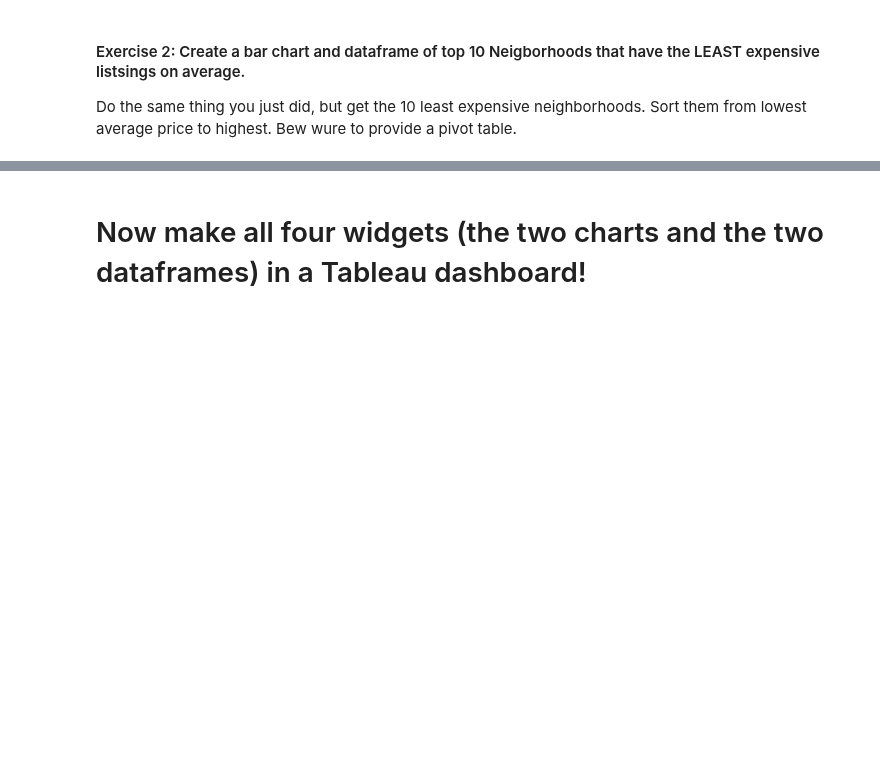
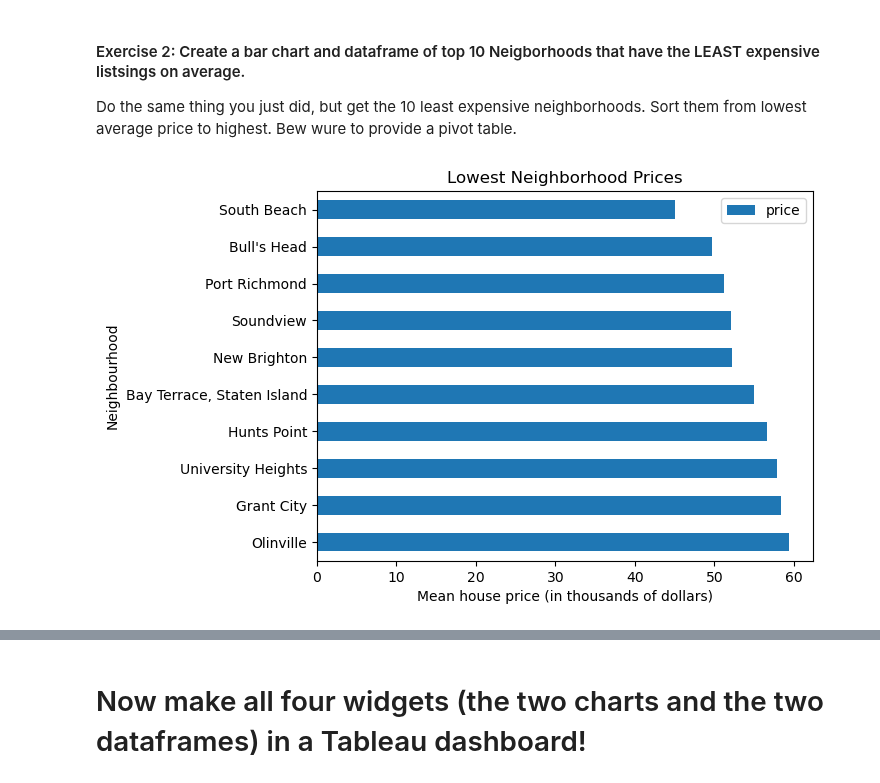
Before and after one commit to availe/CTP-Data-Science, a Jupyter notebook: Week-03-Data_Analytics-Data_Viz-BI_tools/Exercise-RD.ipynb, the cells around one changed output, grey strips where cells are left out. Drawn from its saved outputs; the diff is of its cells as text; code cells hidden in the pictures; blank space fills up the shorter version.

```diff
--- a/Week-03-Data_Analytics-Data_Viz-BI_tools/Exercise-RD.ipynb
+++ b/Week-03-Data_Analytics-Data_Viz-BI_tools/Exercise-RD.ipynb
@@ -73,5 +69,11 @@ Do the same thing you just did, but get the 10 least expensive neighborhoods.  S
 # %%
 # Here we make the same chart using the bottom 10 Neighborhoods
 # by average price.  We sort ascending in this one.
+
+lowest_neighborhood_prices = df.groupby('neighbourhood')['price'].mean().reset_index()
+lowest_neighborhood_prices.sort_values(by='price', ascending=True, inplace=True)
+custom_bar_plot(lowest_neighborhood_prices.head(10), title='Lowest Neighborhood Prices')
+# %% [output]
+[figure, added]
 # %%
 # we also would like to have the corresponding pivot table of the lowest 10
```
Also changed, not shown: parts of 3 cells of this notebook, 1 other file.
